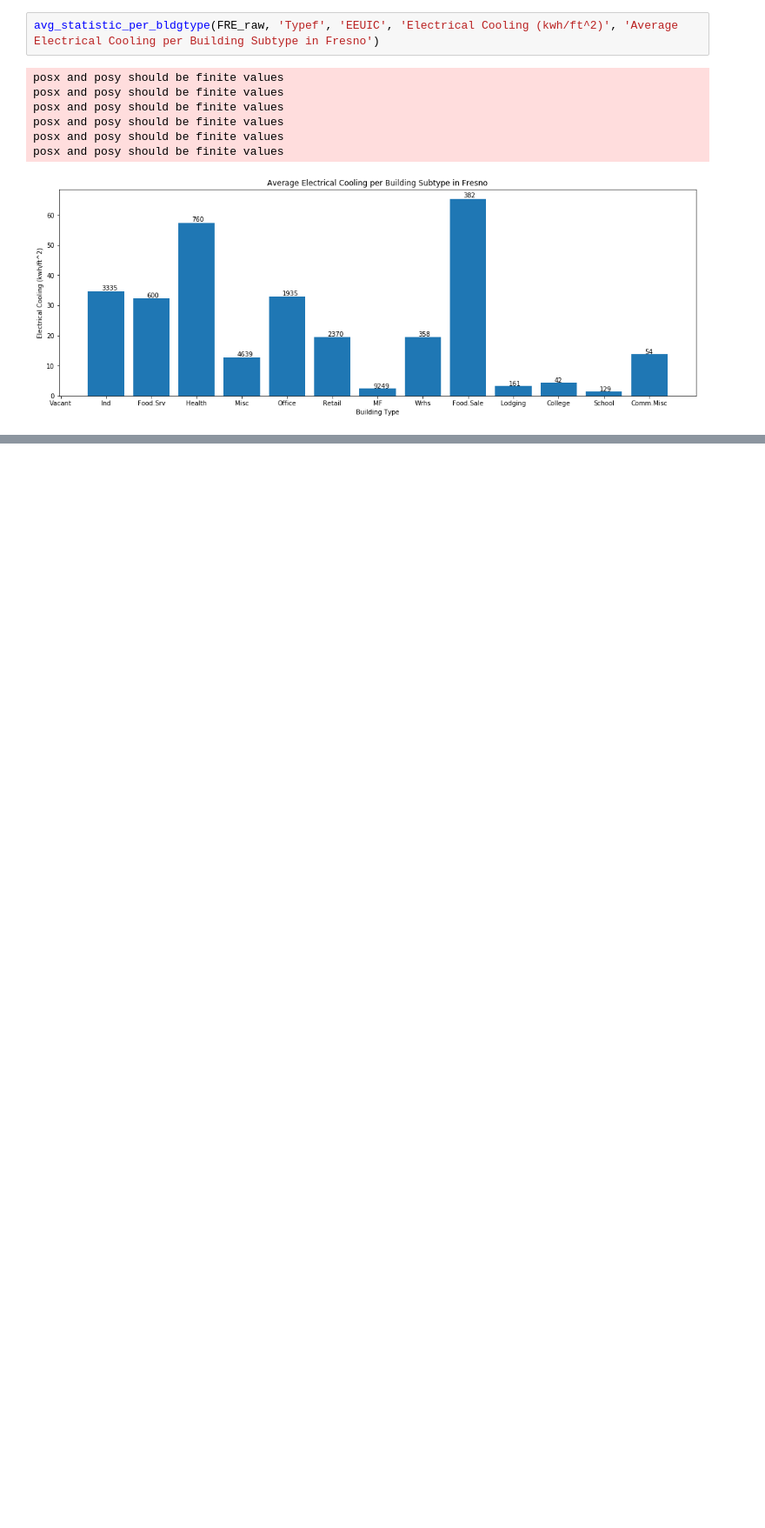
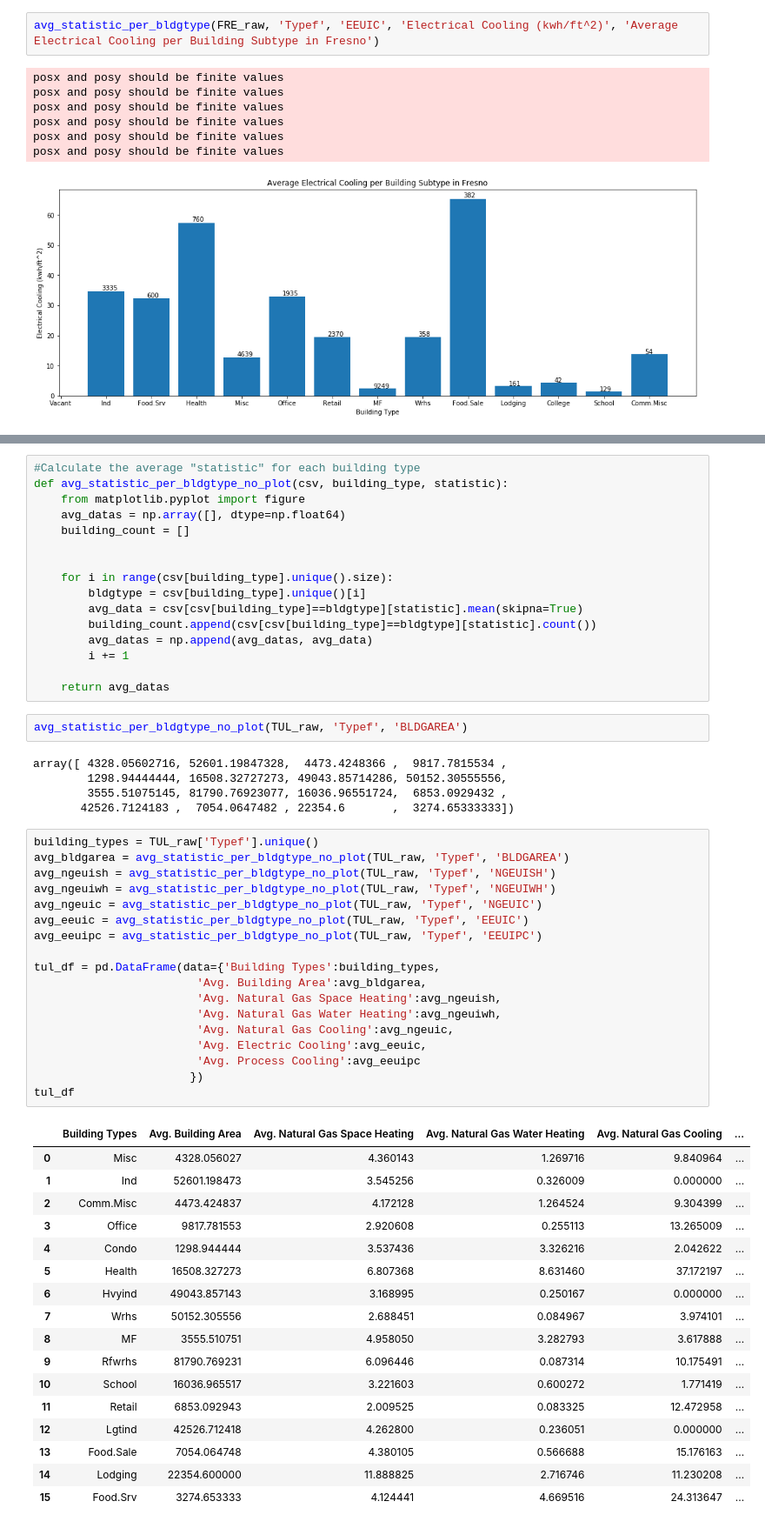
Before and after one commit to BuildingDecarb/URAP_2020, a Jupyter notebook: Buildings_FRE_TUL/Buildings.ipynb, the cells around one changed output, grey strips where cells are left out. Shown at 87% size. Saved outputs shown, nothing was run; the diff lists cells and outputs as text; blank space fills up the shorter version.

Commit message:
combined everything into a dataframe table

```diff
--- a/Buildings_FRE_TUL/Buildings.ipynb
+++ b/Buildings_FRE_TUL/Buildings.ipynb
@@ -132,0 +144,59 @@ posx and posy should be finite values
+# %%
+#Calculate the average "statistic" for each building type
+def avg_statistic_per_bldgtype_no_plot(csv, building_type, statistic):
+    from matplotlib.pyplot import figure
+    avg_datas = np.array([], dtype=np.float64)
+    building_count = []
+
+
+    for i in range(csv[building_type].unique().size):
+        bldgtype = csv[building_type].unique()[i]
+        avg_data = csv[csv[building_type]==bldgtype][statistic].mean(skipna=True)
+        building_count.append(csv[csv[building_type]==bldgtype][statistic].count())
+        avg_datas = np.append(avg_datas, avg_data)
+        i += 1
+
+    return avg_datas
+# %%
+avg_statistic_per_bldgtype_no_plot(TUL_raw, 'Typef', 'BLDGAREA')
+# %% [output]
+array([ 4328.05602716, 52601.19847328,  4473.4248366 ,  9817.7815534 ,
+        1298.94444444, 16508.32727273, 49043.85714286, 50152.30555556,
+        3555.51075145, 81790.76923077, 16036.96551724,  6853.0929432 ,
+       42526.7124183 ,  7054.0647482 , 22354.6       ,  3274.65333333])
+# %%
+building_types = TUL_raw['Typef'].unique()
+avg_bldgarea = avg_statistic_per_bldgtype_no_plot(TUL_raw, 'Typef', 'BLDGAREA')
+avg_ngeuish = avg_statistic_per_bldgtype_no_plot(TUL_raw, 'Typef', 'NGEUISH')
+avg_ngeuiwh = avg_statistic_per_bldgtype_no_plot(TUL_raw, 'Typef', 'NGEUIWH')
+avg_ngeuic = avg_statistic_per_bldgtype_no_plot(TUL_raw, 'Typef', 'NGEUIC')
+avg_eeuic = avg_statistic_per_bldgtype_no_plot(TUL_raw, 'Typef', 'EEUIC')
+avg_eeuipc = avg_statistic_per_bldgtype_no_plot(TUL_raw, 'Typef', 'EEUIPC')
+
+tul_df = pd.DataFrame(data={'Building Types':building_types,
+                        'Avg. Building Area':avg_bldgarea,
+                        'Avg. Natural Gas Space Heating':avg_ngeuish,
+                        'Avg. Natural Gas Water Heating':avg_ngeuiwh,
+                        'Avg. Natural Gas Cooling':avg_ngeuic,
+                        'Avg. Electric Cooling':avg_eeuic,
+                        'Avg. Process Cooling':avg_eeuipc
+                       })
+tul_df
+# %% [output]
+|  | Building Types | Avg. Building Area | Avg. Natural Gas Space Heating | Avg. Natural Gas Water Heating | Avg. Natural Gas Cooling | ... |
+| 0 | Misc | 4328.056027 | 4.360143 | 1.269716 | 9.840964 | ... |
+| 1 | Ind | 52601.198473 | 3.545256 | 0.326009 | 0.000000 | ... |
+| 2 | Comm.Misc | 4473.424837 | 4.172128 | 1.264524 | 9.304399 | ... |
+| 3 | Office | 9817.781553 | 2.920608 | 0.255113 | 13.265009 | ... |
+| 4 | Condo | 1298.944444 | 3.537436 | 3.326216 | 2.042622 | ... |
+| 5 | Health | 16508.327273 | 6.807368 | 8.631460 | 37.172197 | ... |
+| 6 | Hvyind | 49043.857143 | 3.168995 | 0.250167 | 0.000000 | ... |
+| 7 | Wrhs | 50152.305556 | 2.688451 | 0.084967 | 3.974101 | ... |
+| 8 | MF | 3555.510751 | 4.958050 | 3.282793 | 3.617888 | ... |
+| 9 | Rfwrhs | 81790.769231 | 6.096446 | 0.087314 | 10.175491 | ... |
+| 10 | School | 16036.965517 | 3.221603 | 0.600272 | 1.771419 | ... |
+| 11 | Retail | 6853.092943 | 2.009525 | 0.083325 | 12.472958 | ... |
+| 12 | Lgtind | 42526.712418 | 4.262800 | 0.236051 | 0.000000 | ... |
+| 13 | Food.Sale | 7054.064748 | 4.380105 | 0.566688 | 15.176163 | ... |
+| 14 | Lodging | 22354.600000 | 11.888825 | 2.716746 | 11.230208 | ... |
+| 15 | Food.Srv | 3274.653333 | 4.124441 | 4.669516 | 24.313647 | ... |
```
Also changed, not shown: parts of 4 cells of this notebook.
